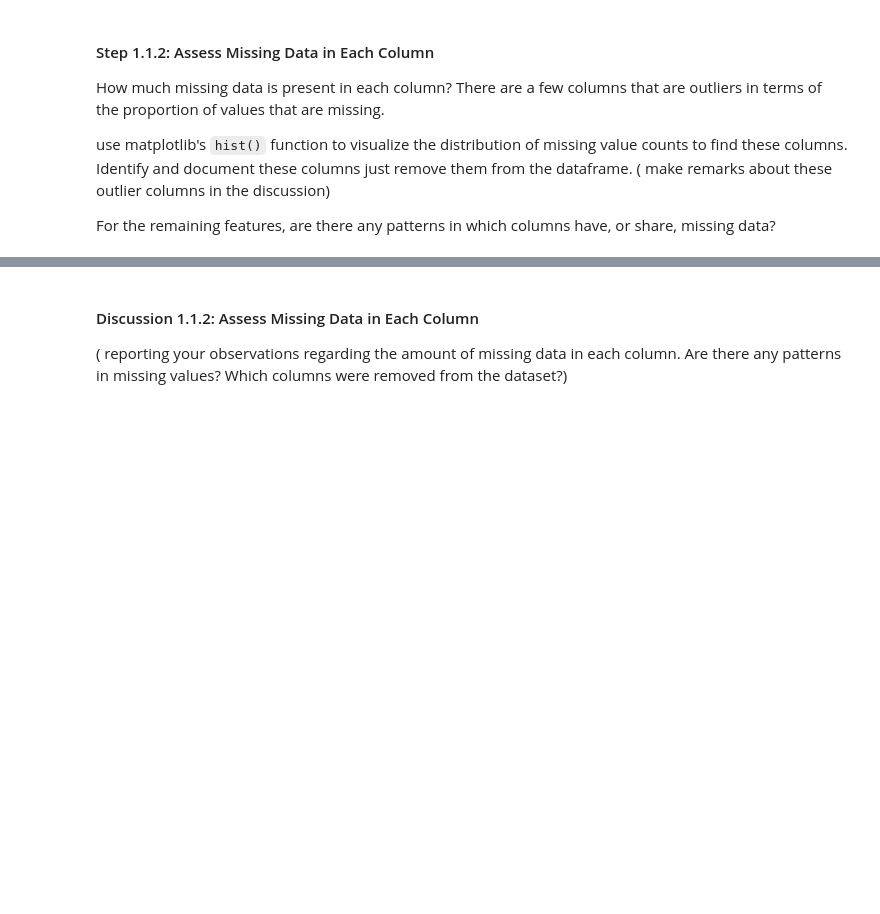
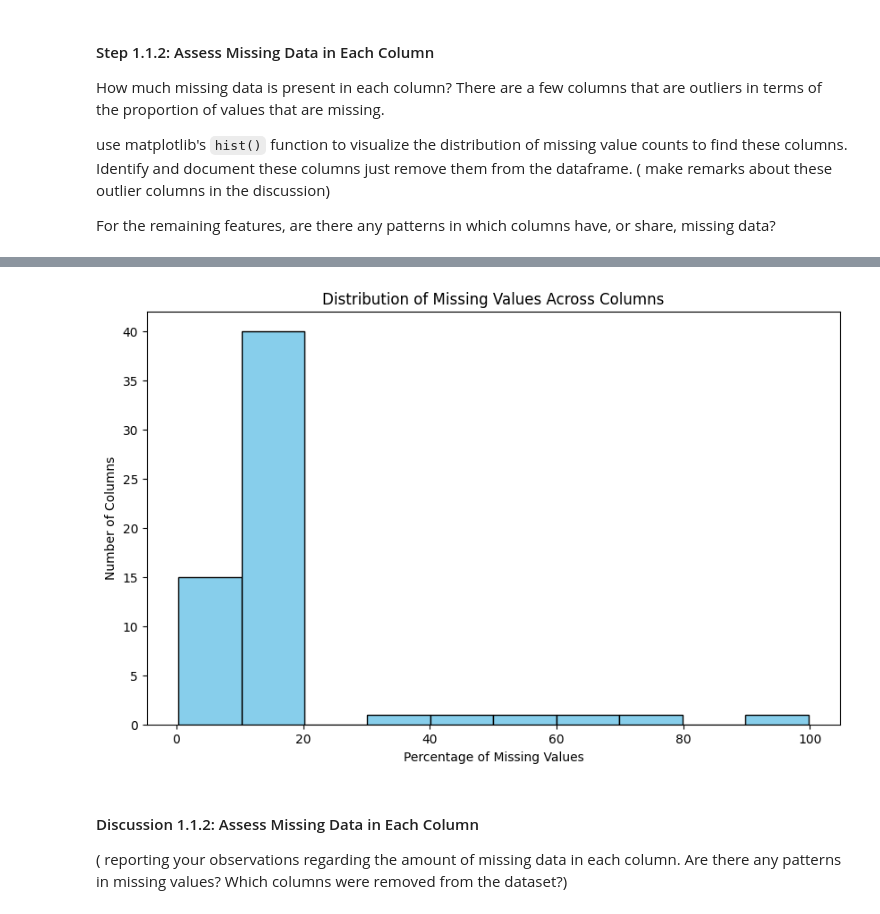
Before and after one commit to sondosaabed/Identify-Customer-Segments, a Jupyter notebook: Identify_Customer_Segments.ipynb, the cells around one changed output, grey strips where cells are left out. Cells and saved outputs as stored; diff of their text form; code cells hidden in the pictures; blank space fills up the shorter version.

```diff
--- a/Identify_Customer_Segments.ipynb
+++ b/Identify_Customer_Segments.ipynb
@@ -102,0 +108,23 @@ list
+# %%
+def fill_missing_as_nan(gen_demographics , gen_demographics_sum):
+    """
+    This function takes a row and fill in the values that indicates missing from the col (missing_or_unknown) that contains list
+    As Nan values.
+    Args:
+        - gen_demographics (pd.DataFRame): contains the datapoints with missing values
+        - gen_demographics_sum (pd.DataFrame): contains the attribute and the list of missing values
+    Returns:
+        - the dataset with the missing values filled with Nan
+    """
+
+    for _, row in gen_demographics_sum.iterrows():
+        attribute = row['attribute']
+        missing_values = row['missing_or_unknown']
+
+        if attribute in gen_demographics.columns:
+            gen_demographics[attribute] = gen_demographics[attribute].replace(missing_values, np.nan)
+
+    return gen_demographics
+# %%
+gen_demographics = fill_missing_as_nan(gen_demographics , gen_demographics_sum)
+gen_demographics.head()
@@ -102,0 +138,3 @@ list
+# %%
+missing_l_0 = gen_demographics.isna().sum()[gen_demographics.isna().sum() > 0 ]
+display(missing_l_0)
@@ -111,3 +188,6 @@ For the remaining features, are there any patterns in which columns have, or sha
 # %%
 # Perform an assessment of how much missing data there is in each column of the
 # dataset.
+
+missing_l_0_percent = (missing_l_0 / len(gen_demographics)) *100
+missing_l_0_percent.sort_values()
@@ -114,3 +212,12 @@ For the remaining features, are there any patterns in which columns have, or sha
+# %%
+plt.figure(figsize=(10, 6))
+plt.hist(missing_l_0_percent, bins=10, color='skyblue', edgecolor='black')
+plt.xlabel("Percentage of Missing Values")
+plt.ylabel("Number of Columns")
+plt.title("Distribution of Missing Values Across Columns")
+plt.show()
+# %% [output]
+[figure, added]
 # %%
 # Investigate patterns in the amount of missing data in each column.
 # %%
```
Also changed, not shown: parts of 10 cells of this notebook, 1 other file.
